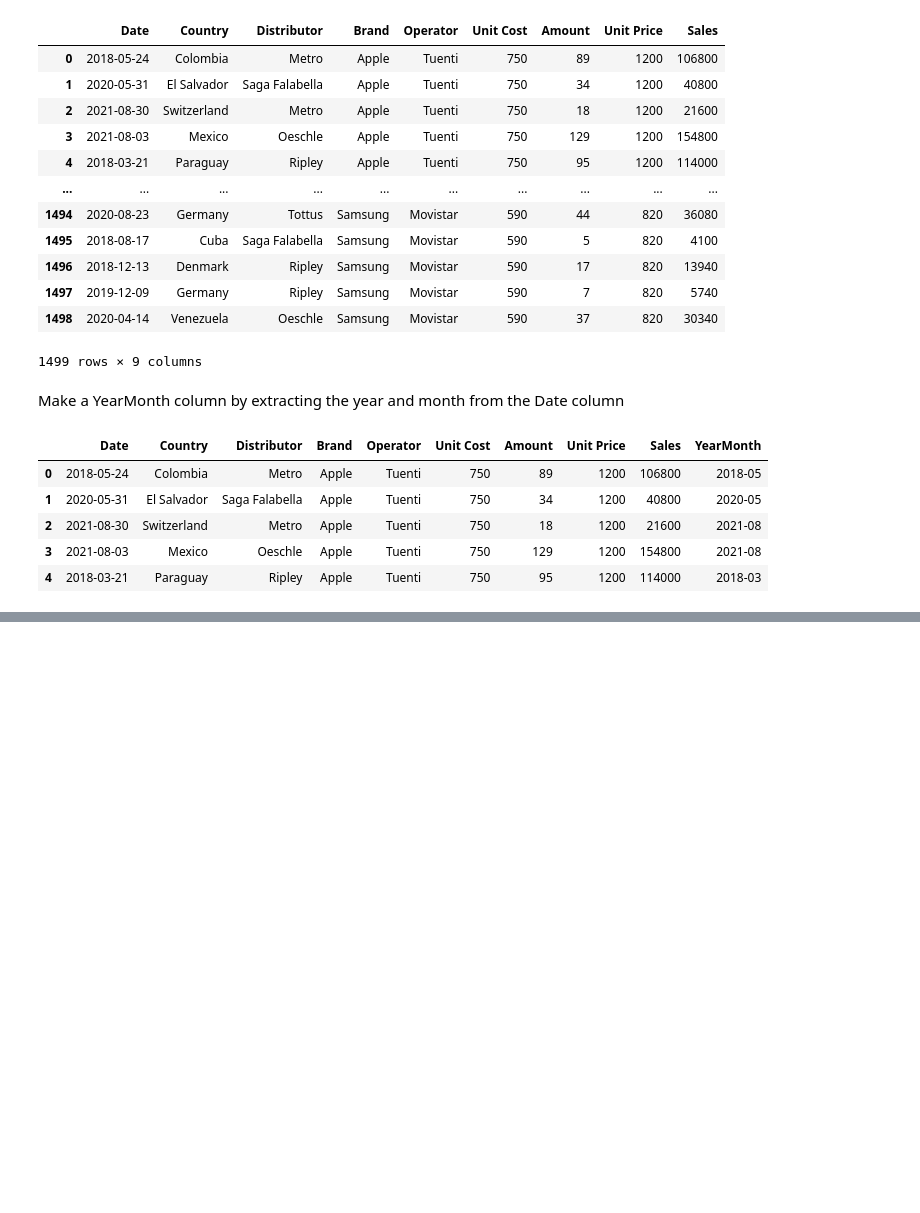
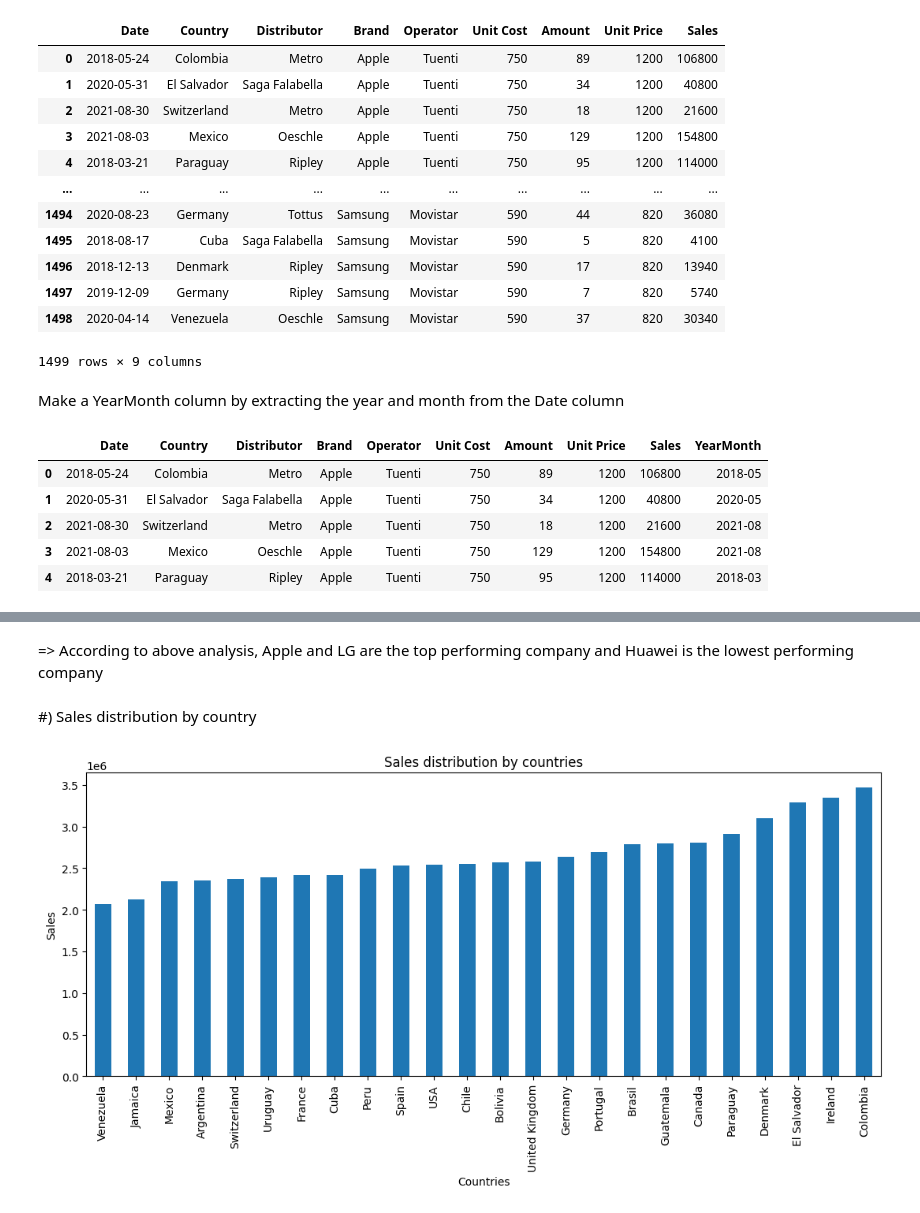
Before and after one commit to abhishekp-786/EDA_Python, a Jupyter notebook: pythonproject.ipynb, the cells around one changed output, grey strips where cells are left out. Cells and saved outputs as stored; diff of their text form; code cells hidden in the pictures; blank space fills up the shorter version.

```diff
--- a/pythonproject.ipynb
+++ b/pythonproject.ipynb
@@ -218,0 +243,13 @@ data.head()
+# %% [markdown]
+=> According to above analysis, Apple and LG are the top performing company and Huawei is the lowest performing company
+# %% [markdown]
+#) Sales distribution by country
+# %%
+cdata = data.groupby('Country')['Sales'].sum().sort_values()
+cdata.plot(kind='bar',figsize=(13,5),linewidth=0.1)
+plt.title("Sales distribution by countries")
+plt.xlabel("Countries")
+plt.ylabel("Sales")
+plt.show()
+# %% [output]
+[figure, added]
```
Also changed, not shown: parts of 52 cells of this notebook, 1 other file.
